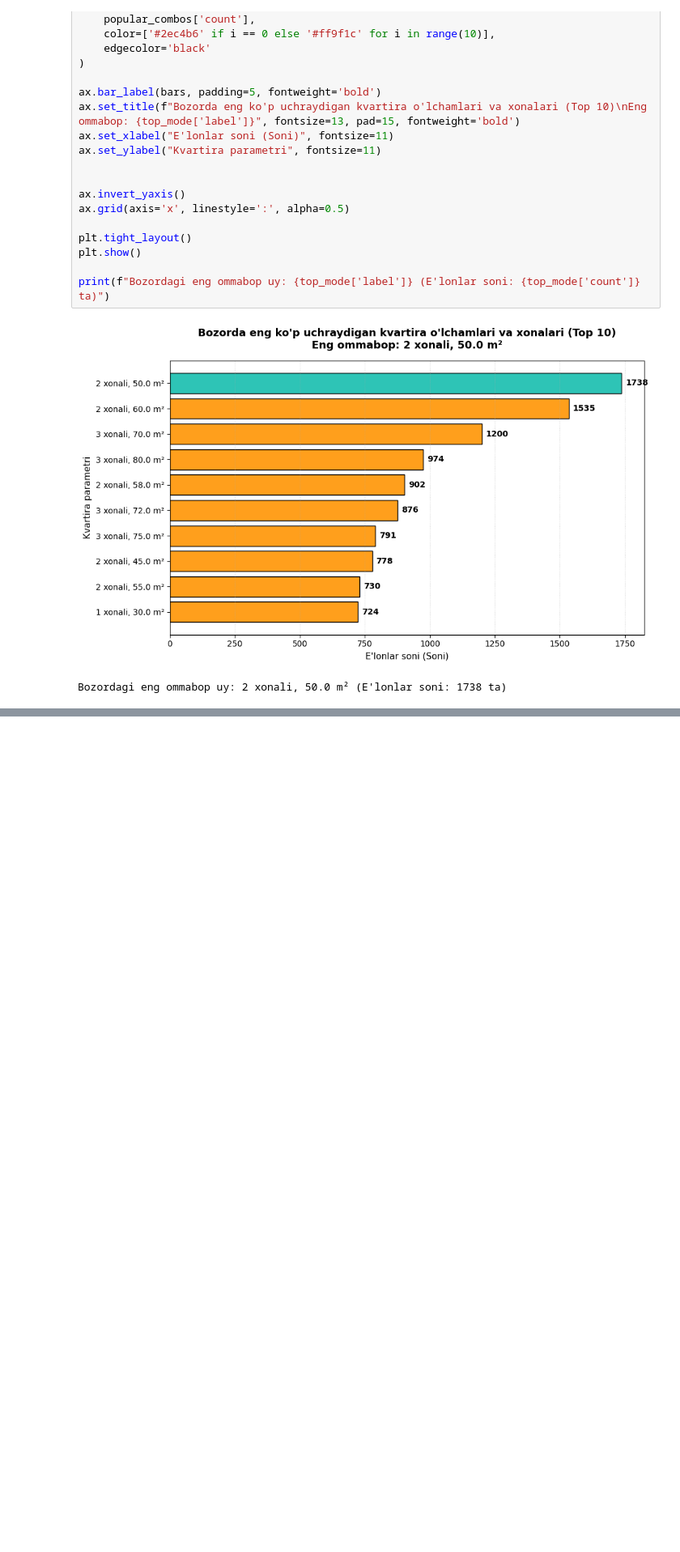
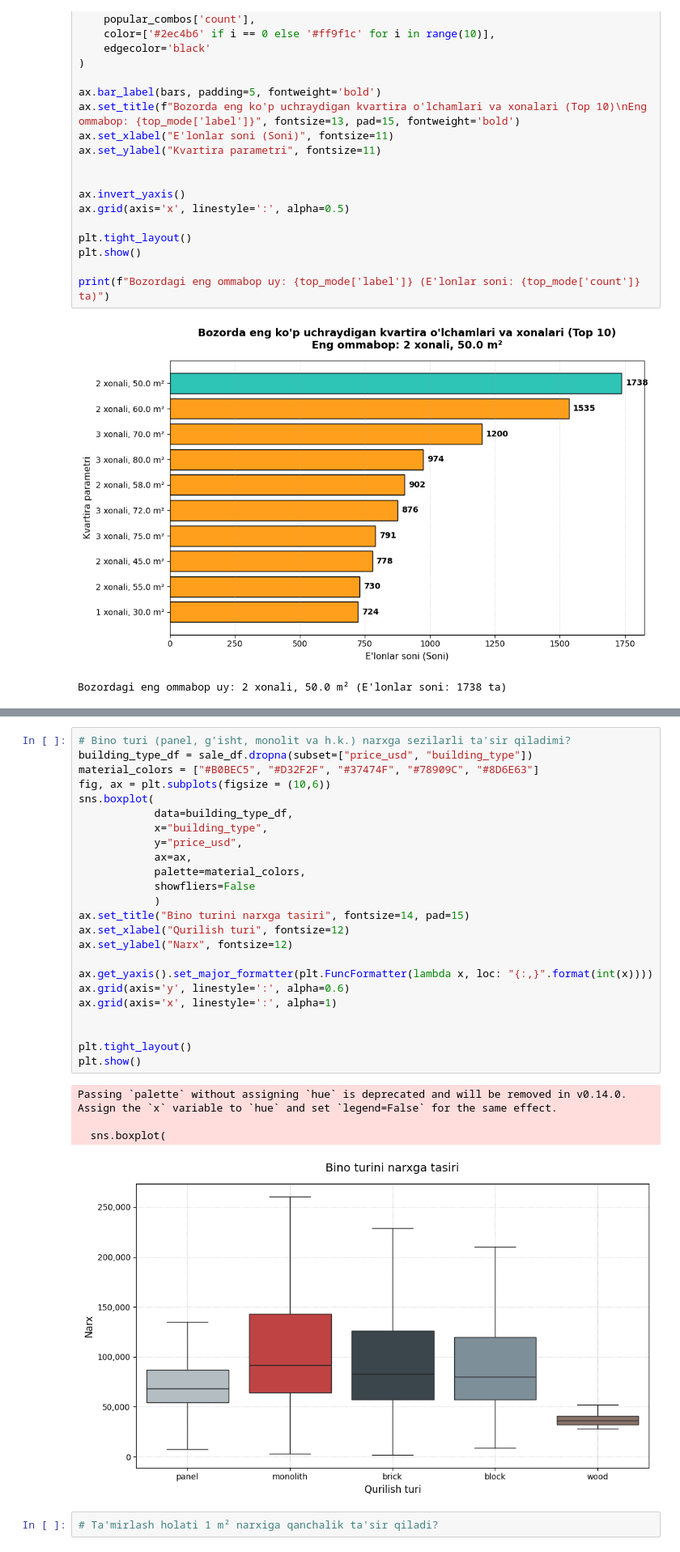
Before and after one commit to Javoh20111/Tashkent-apartment-analysis, a Jupyter notebook: notebooks/2_data_analysis.ipynb, the cells around one changed output, grey strips where cells are left out. Shown at 81% size. Drawn from its saved outputs; the diff is of its cells as text; blank space fills up the shorter version.

Commit message:
created new chart:Bino turi (panel, g'isht, monolit va h.k.) narxga sezilarli ta'sir qiladimi?

```diff
--- a/notebooks/2_data_analysis.ipynb
+++ b/notebooks/2_data_analysis.ipynb
@@ -498,0 +509,31 @@ Bozordagi eng ommabop uy: 2 xonali, 50.0 m² (E'lonlar soni: 1738 ta)
+# %%
+# Bino turi (panel, g'isht, monolit va h.k.) narxga sezilarli ta'sir qiladimi?
+building_type_df = sale_df.dropna(subset=["price_usd", "building_type"])
+material_colors = ["#B0BEC5", "#D32F2F", "#37474F", "#78909C", "#8D6E63"]
+fig, ax = plt.subplots(figsize = (10,6))
+sns.boxplot(
+            data=building_type_df,
+            x="building_type",
+            y="price_usd",
+            ax=ax,
+            palette=material_colors,
+            showfliers=False
+            )
+ax.set_title("Bino turini narxga tasiri", fontsize=14, pad=15)
+ax.set_xlabel("Qurilish turi", fontsize=12)
+ax.set_ylabel("Narx", fontsize=12)
+
+ax.get_yaxis().set_major_formatter(plt.FuncFormatter(lambda x, loc: "{:,}".format(int(x))))
+ax.grid(axis='y', linestyle=':', alpha=0.6)
+ax.grid(axis='x', linestyle=':', alpha=1)
+
+
+plt.tight_layout()
+plt.show()
+# %% [output]
+Passing `palette` without assigning `hue` is deprecated and will be removed in v0.14.0. Assign the `x` variable to `hue` and set `legend=False` for the same effect.
+
+  sns.boxplot(
+[figure, added]
+# %%
+# Ta'mirlash holati 1 m² narxiga qanchalik ta'sir qiladi?
```
Also changed, not shown: parts of 1 cell of this notebook.
